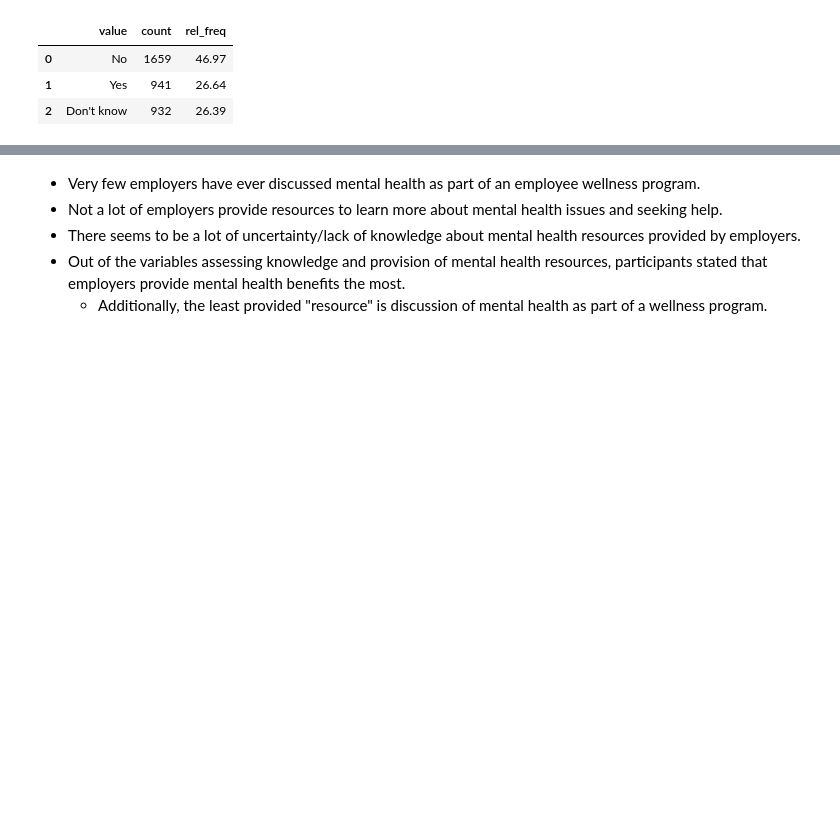
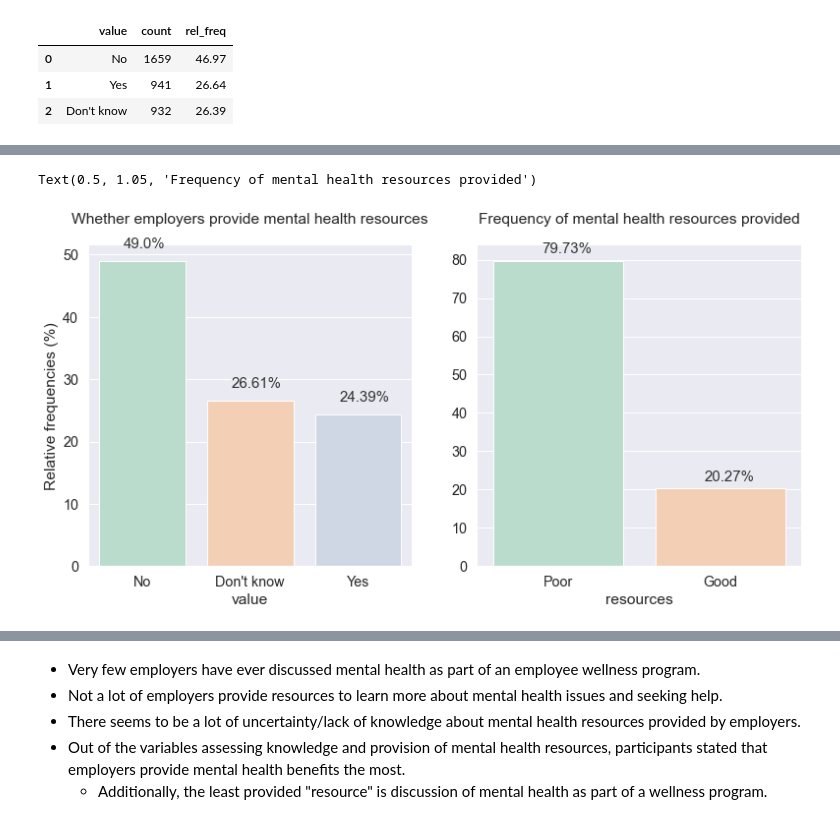
Before and after one commit to cltomiyama/MentalHealthSurvey_analysis, a Jupyter notebook: analysis/gale/analysis_notebook_gc.ipynb, the cells around one changed output, grey strips where cells are left out. Saved outputs shown, nothing was run; the diff lists cells and outputs as text; code cells hidden in the pictures; blank space fills up the shorter version.

```diff
--- a/analysis/gale/analysis_notebook_gc.ipynb
+++ b/analysis/gale/analysis_notebook_gc.ipynb
@@ -440,0 +452,16 @@ Text(0.5, 0, 'Responses')
+# %%
+resources_general = mh0[['benefits', 'wellness_program', 'seek_help']].melt().replace({2:'No', 1:'Yes', 0:"Don't know"})
+
+resources_gen_counts = (mh0[['benefits','wellness_program', 'seek_help']].melt()
+                      .loc[:,['value']]
+                      .value_counts()
+                      .to_frame()
+                      .reset_index()
+                      .rename(columns={0:'count'})
+                      .replace({2:'No', 1:'Yes', 0:"Don't know"})
+                     )
+pfg.make_relfreq_col(resources_gen_counts)
+
+resources_count = pfg.count_rel_freq_df(mh0, 'resources')
+
+display('resources_general','resources_gen_counts', 'resources_count')
@@ -440,0 +492,19 @@ Text(0.5, 0, 'Responses')
+# %%
+fig, axes = plt.subplots(1,2,figsize=(13,6))
+
+# plot 1
+ax0 = sns.barplot(ax=axes[0],data=resources_gen_counts, x='value', y='rel_freq')
+pfg.rel_freq_label(ax0,0.23,2)
+ax0.set_ylabel('Relative frequencies (%)')
+ax0.set_title('Whether employers provide mental health resources',y=1.05)
+plt.xlabel('Responses')
+
+
+# plot 2
+ax1 = sns.barplot(ax=axes[1],data=resources_count, x='resources', y='rel_freq')
+pfg.rel_freq_label(ax1,0.3,2)
+ax1.set_ylabel('')
+ax1.set_title('Frequency of mental health resources provided', y=1.05)
+# %% [output]
+Text(0.5, 1.05, 'Frequency of mental health resources provided')
+[figure, added]
```
Also changed, not shown: parts of 25 cells of this notebook.
